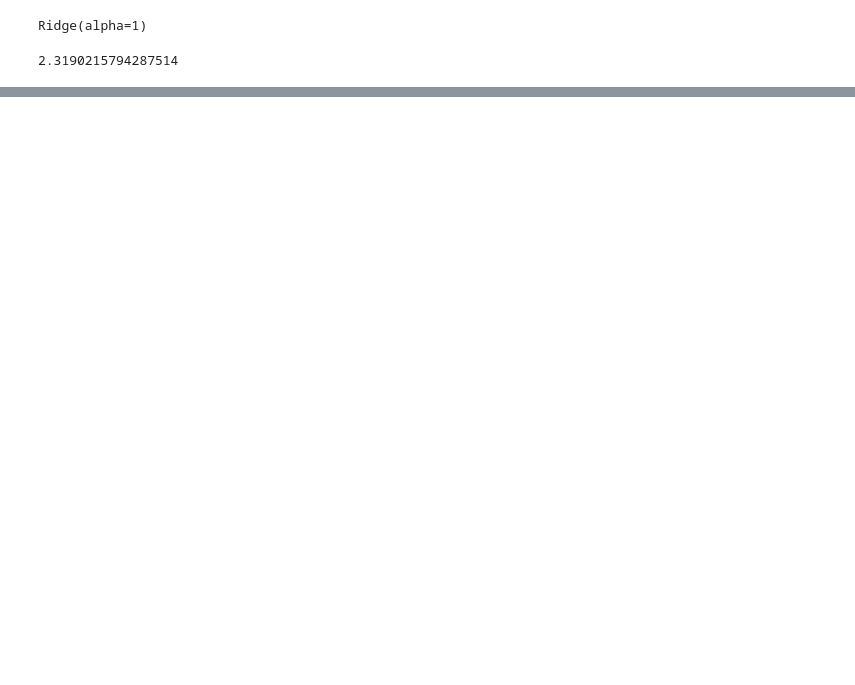
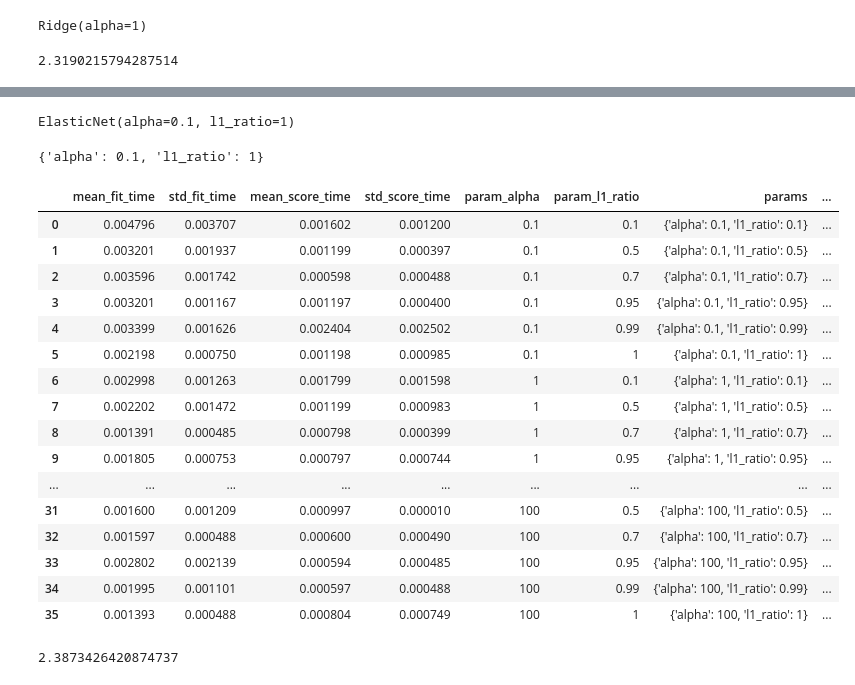
Before and after one commit to Costigun/DS, a Jupyter notebook: house_predict_project/cross_validate.ipynb, the cells around one changed output, grey strips where cells are left out. Saved outputs shown, nothing was run; the diff lists cells and outputs as text; code cells hidden in the pictures; blank space fills up the shorter version.

Commit message:
add grid search class for searching best params

```diff
--- a/house_predict_project/cross_validate.ipynb
+++ b/house_predict_project/cross_validate.ipynb
@@ -135,0 +138,4 @@ mean_squared_error(y_test,y_final_pred)
+# %%
+base_elastic_model = ElasticNet()
+# %%
+param_grid = {'alpha':[0.1,1,5,10,50,100],'l1_ratio':[.1,.5,.7,.95,.99,1]}
@@ -135,0 +144,5 @@ mean_squared_error(y_test,y_final_pred)
+# %%
+grid_model = GridSearchCV(estimator=base_elastic_model,param_grid=param_grid,
+                          scoring='neg_mean_squared_error',cv=5,verbose=2)
+# %%
+grid_model.fit(X_train,y_train)
@@ -135,0 +191,28 @@ mean_squared_error(y_test,y_final_pred)
+# %%
+grid_model.best_estimator_
+# %% [output]
+ElasticNet(alpha=0.1, l1_ratio=1)
+# %%
+grid_model.best_params_
+# %% [output]
+{'alpha': 0.1, 'l1_ratio': 1}
+# %%
+pd.DataFrame(grid_model.cv_results_)
+# %% [output]
+|  | mean_fit_time | std_fit_time | mean_score_time | std_score_time | param_alpha | param_l1_ratio | params | ... |
+| 0 | 0.004796 | 0.003707 | 0.001602 | 0.001200 | 0.1 | 0.1 | {'alpha': 0.1, 'l1_ratio': 0.1} | ... |
+| 1 | 0.003201 | 0.001937 | 0.001199 | 0.000397 | 0.1 | 0.5 | {'alpha': 0.1, 'l1_ratio': 0.5} | ... |
+| 2 | 0.003596 | 0.001742 | 0.000598 | 0.000488 | 0.1 | 0.7 | {'alpha': 0.1, 'l1_ratio': 0.7} | ... |
+| 3 | 0.003201 | 0.001167 | 0.001197 | 0.000400 | 0.1 | 0.95 | {'alpha': 0.1, 'l1_ratio': 0.95} | ... |
+| 4 | 0.003399 | 0.001626 | 0.002404 | 0.002502 | 0.1 | 0.99 | {'alpha': 0.1, 'l1_ratio': 0.99} | ... |
+| 5 | 0.002198 | 0.000750 | 0.001198 | 0.000985 | 0.1 | 1 | {'alpha': 0.1, 'l1_ratio': 1} | ... |
+| 6 | 0.002998 | 0.001263 | 0.001799 | 0.001598 | 1 | 0.1 | {'alpha': 1, 'l1_ratio': 0.1} | ... |
+| 7 | 0.002202 | 0.001472 | 0.001199 | 0.000983 | 1 | 0.5 | {'alpha': 1, 'l1_ratio': 0.5} | ... |
+| 8 | 0.001391 | 0.000485 | 0.000798 | 0.000399 | 1 | 0.7 | {'alpha': 1, 'l1_ratio': 0.7} | ... |
+| 9 | 0.001805 | 0.000753 | 0.000797 | 0.000744 | 1 | 0.95 | {'alpha': 1, 'l1_ratio': 0.95} | ... |
+| ... | ... | ... | ... | ... | ... | ... | ... | ... |
+| 31 | 0.001600 | 0.001209 | 0.000997 | 0.000010 | 100 | 0.5 | {'alpha': 100, 'l1_ratio': 0.5} | ... |
+| 32 | 0.001597 | 0.000488 | 0.000600 | 0.000490 | 100 | 0.7 | {'alpha': 100, 'l1_ratio': 0.7} | ... |
+| 33 | 0.002802 | 0.002139 | 0.000594 | 0.000485 | 100 | 0.95 | {'alpha': 100, 'l1_ratio': 0.95} | ... |
+| 34 | 0.001995 | 0.001101 | 0.000597 | 0.000488 | 100 | 0.99 | {'alpha': 100, 'l1_ratio': 0.99} | ... |
+| 35 | 0.001393 | 0.000488 | 0.000804 | 0.000749 | 100 | 1 | {'alpha': 100, 'l1_ratio': 1} | ... |
@@ -135,0 +221,4 @@ mean_squared_error(y_test,y_final_pred)
+# %%
+mean_squared_error(y_test,y_pred)
+# %% [output]
+2.3873426420874737
```
Also changed, not shown: parts of 6 cells of this notebook.
